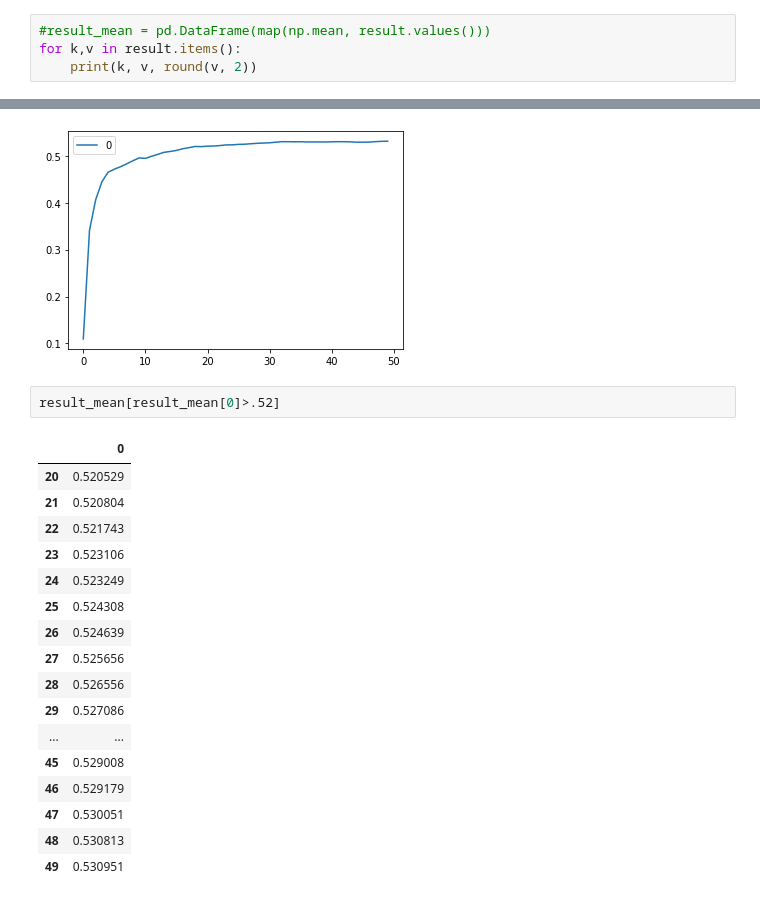
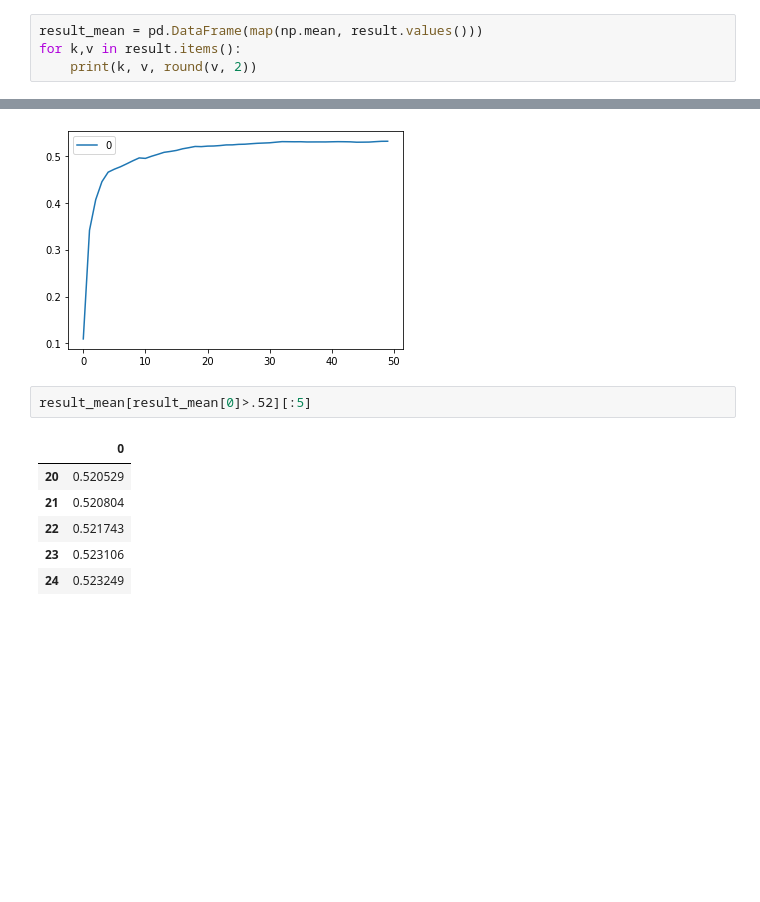
Before and after one commit to sidorkinandrew/kaggle, a Jupyter notebook: coursera/HSE_introML/Coursera_HSE_Intro_ML_week_5_tasks.ipynb, the cells around one changed output, grey strips where cells are left out. Cells and saved outputs as stored; diff of their text form; blank space fills up the shorter version.

```diff
--- a/coursera/HSE_introML/Coursera_HSE_Intro_ML_week_5_tasks.ipynb
+++ b/coursera/HSE_introML/Coursera_HSE_Intro_ML_week_5_tasks.ipynb
@@ -80,6 +80,6 @@ result = get_cross_val_scores_clf_parametric(RandomForestRegressor, parameter_na
 # %% [output]
 testing parameters: {'random_state': 1}
 # %%
-#result_mean = pd.DataFrame(map(np.mean, result.values()))
+result_mean = pd.DataFrame(map(np.mean, result.values()))
 for k,v in result.items():
     print(k, v, round(v, 2))
@@ -96,22 +114,11 @@ result_mean.plot()
 <Figure size 1296x720 with 0 Axes>
 [figure]
 # %%
-result_mean[result_mean[0]>.52]
+result_mean[result_mean[0]>.52][:5]
 # %% [output]
 |  | 0 |
 | 20 | 0.520529 |
 | 21 | 0.520804 |
 | 22 | 0.521743 |
 | 23 | 0.523106 |
 | 24 | 0.523249 |
-| 25 | 0.524308 |
-| 26 | 0.524639 |
-| 27 | 0.525656 |
-| 28 | 0.526556 |
-| 29 | 0.527086 |
-| ... | ... |
-| 45 | 0.529008 |
-| 46 | 0.529179 |
-| 47 | 0.530051 |
-| 48 | 0.530813 |
-| 49 | 0.530951 |
```
Also changed, not shown: parts of 12 cells of this notebook.
